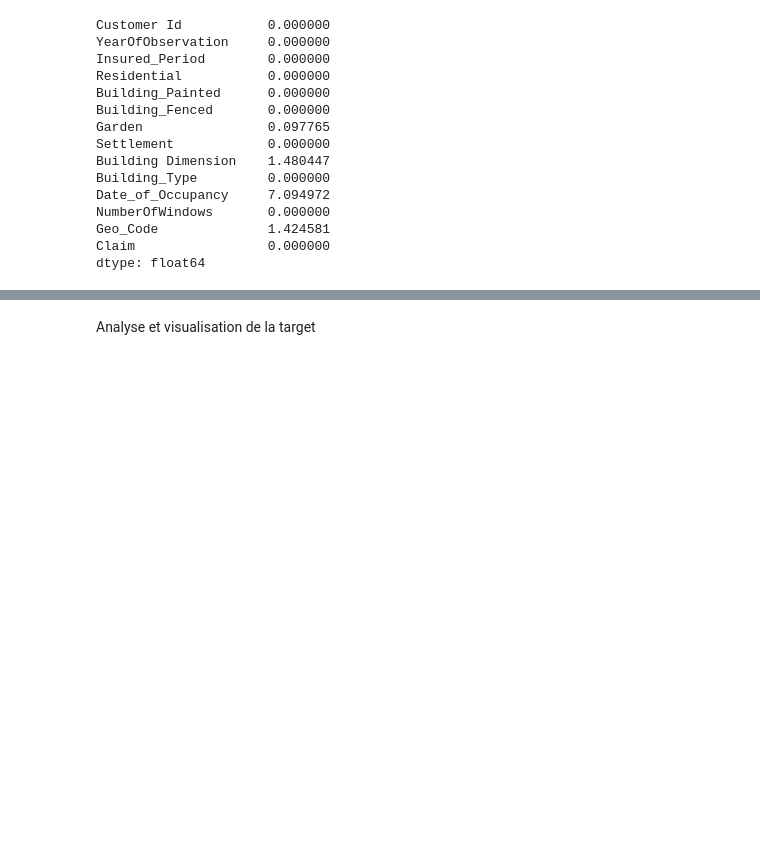
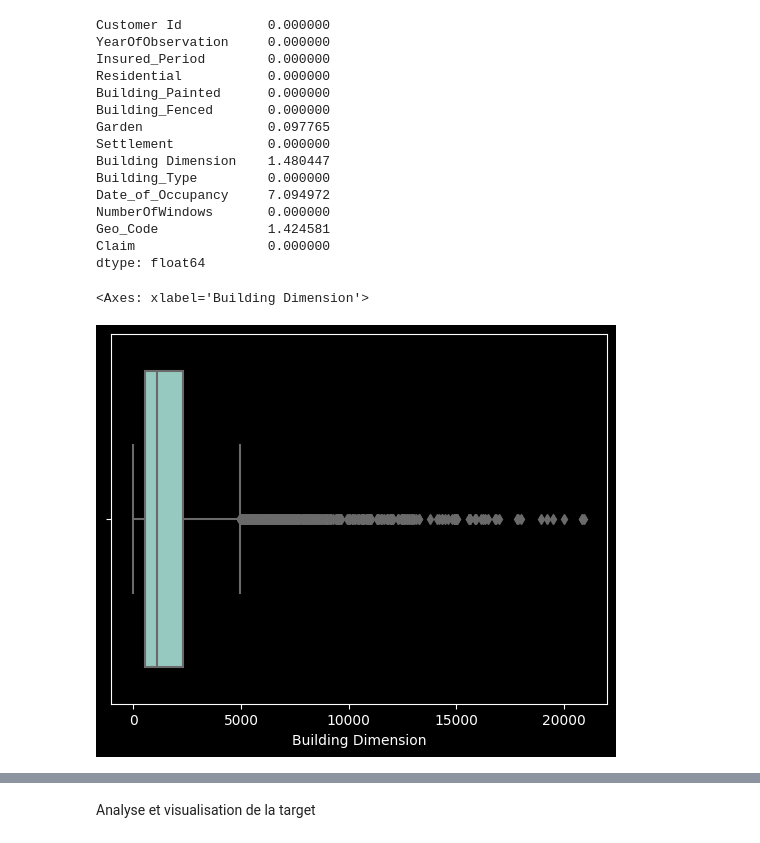
Before and after one commit to justekouassi/Insurance-Prediction-Challenge, a Jupyter notebook: insurance_prediction.ipynb, the cells around one changed output, grey strips where cells are left out. Cells and saved outputs as stored; diff of their text form; code cells hidden in the pictures; blank space fills up the shorter version.

```diff
--- a/insurance_prediction.ipynb
+++ b/insurance_prediction.ipynb
@@ -188,3 +189,9 @@ NumberOfWindows       0.000000
 Geo_Code              1.424581
 Claim                 0.000000
 dtype: float64
+# %%
+# Checking distribution to help decide the imputation method to use for the continous variables
+sns.boxplot(x=train['Building Dimension'])
+# %% [output]
+<Axes: xlabel='Building Dimension'>
+[figure, added]
```
Also changed, not shown: parts of 42 cells of this notebook, 4 other files.
